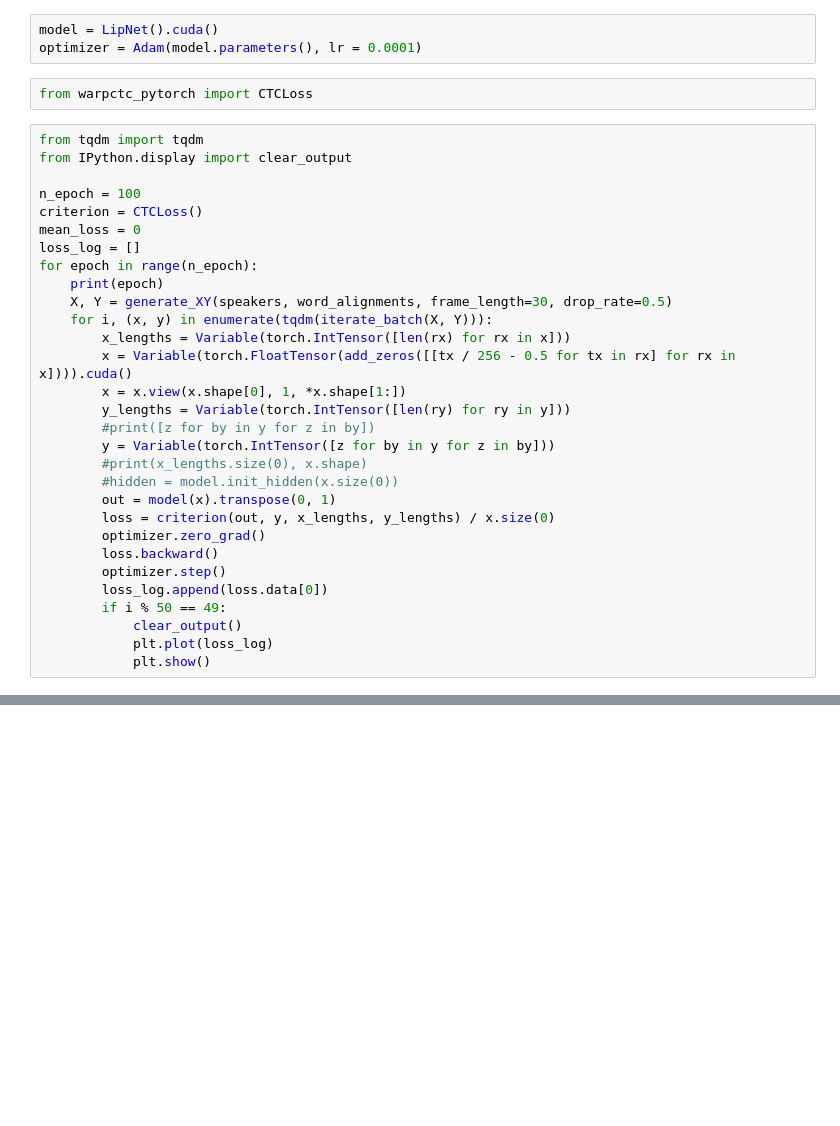
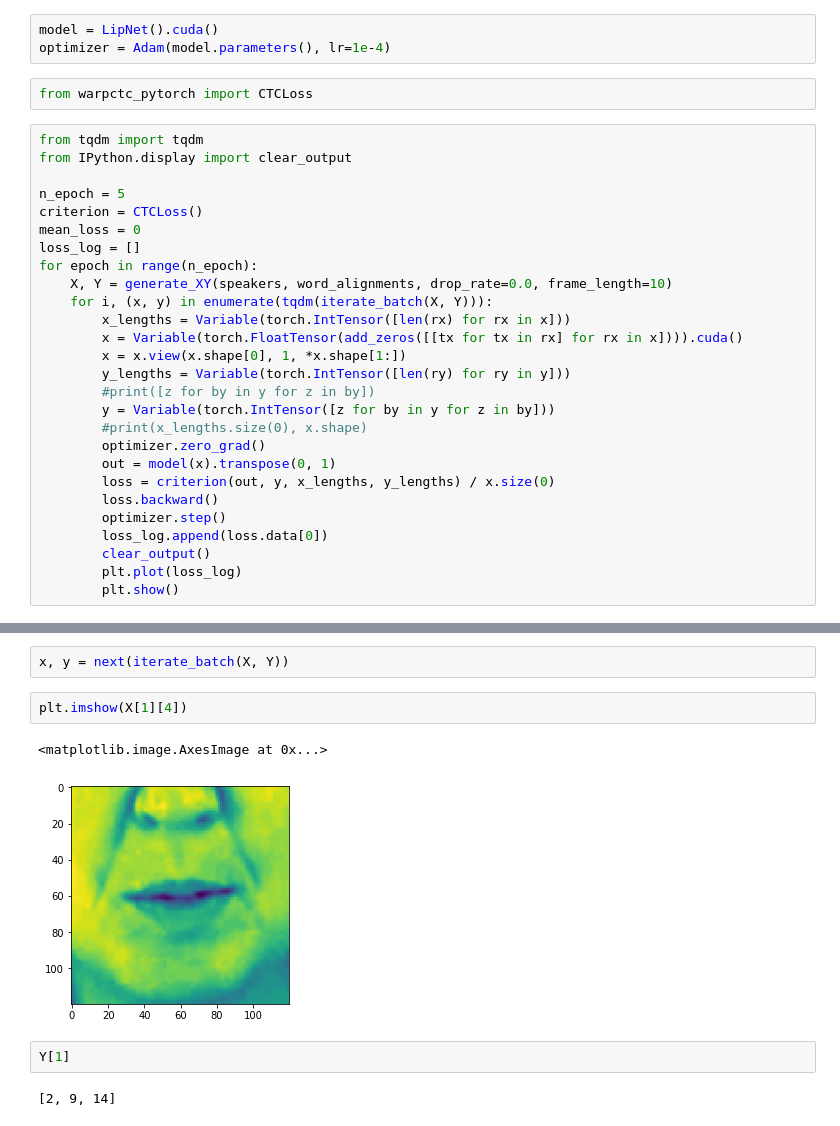
Before and after one commit to artem179/WLAS, a Jupyter notebook: notebooks/LipNetic.ipynb, the cells around one changed output, grey strips where cells are left out. Cells and saved outputs as stored; diff of their text form; blank space fills up the shorter version.

```diff
--- a/notebooks/LipNetic.ipynb
+++ b/notebooks/LipNetic.ipynb
@@ -185,36 +178,33 @@ Variable containing:
 # %%
 model = LipNet().cuda()
-optimizer = Adam(model.parameters(), lr = 0.0001)
+optimizer = Adam(model.parameters(), lr=1e-4)
 # %%
 from warpctc_pytorch import CTCLoss
 # %%
 from tqdm import tqdm
 from IPython.display import clear_output
 
-n_epoch = 100
+n_epoch = 5
 criterion = CTCLoss()
 mean_loss = 0
 loss_log = []
 for epoch in range(n_epoch):
-    print(epoch)
-    X, Y = generate_XY(speakers, word_alignments, frame_length=30, drop_rate=0.5)
+    X, Y = generate_XY(speakers, word_alignments, drop_rate=0.0, frame_length=10)
     for i, (x, y) in enumerate(tqdm(iterate_batch(X, Y))):
         x_lengths = Variable(torch.IntTensor([len(rx) for rx in x]))
-        x = Variable(torch.FloatTensor(add_zeros([[tx / 256 - 0.5 for tx in rx] for rx in x]))).cuda()
+        x = Variable(torch.FloatTensor(add_zeros([[tx for tx in rx] for rx in x]))).cuda()
         x = x.view(x.shape[0], 1, *x.shape[1:])
         y_lengths = Variable(torch.IntTensor([len(ry) for ry in y]))
         #print([z for by in y for z in by])
         y = Variable(torch.IntTensor([z for by in y for z in by]))
         #print(x_lengths.size(0), x.shape)
-        #hidden = model.init_hidden(x.size(0))
+        optimizer.zero_grad()
         out = model(x).transpose(0, 1)
         loss = criterion(out, y, x_lengths, y_lengths) / x.size(0)
-        optimizer.zero_grad()
         loss.backward()
         optimizer.step()
         loss_log.append(loss.data[0])
-        if i % 50 == 49:
-            clear_output()
-            plt.plot(loss_log)
-            plt.show()
+        clear_output()
+        plt.plot(loss_log)
+        plt.show()
 # %% [output]
@@ -222,0 +252,11 @@ RuntimeError: cuda runtime error (2) : out of memory at /opt/conda/conda-bld/pyt
+# %%
+x, y = next(iterate_batch(X, Y))
+# %%
+plt.imshow(X[1][4])
+# %% [output]
+<matplotlib.image.AxesImage at 0x...>
+[figure, added]
+# %%
+Y[1]
+# %% [output]
+[2, 9, 14]
```
Also changed, not shown: parts of 36 cells of this notebook.
